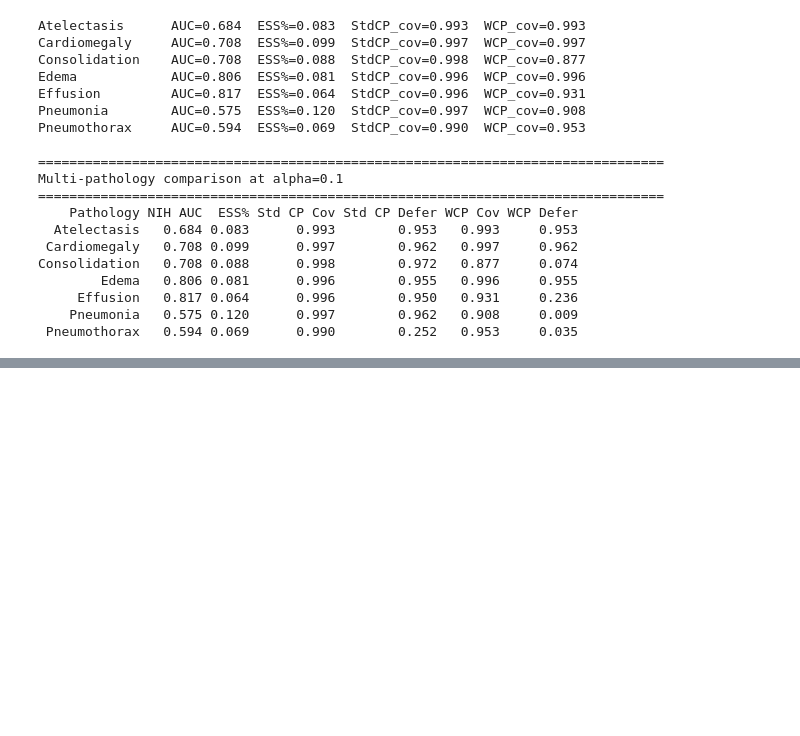
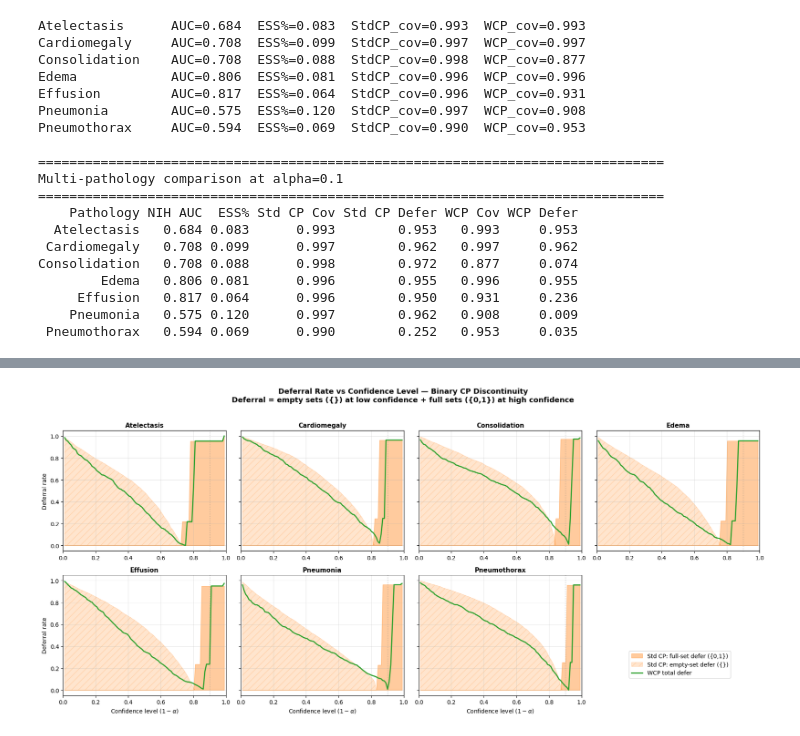
Before and after one commit to chihuangliu/wcp-l2d, a Jupyter notebook: notebooks/wcp_experiment.ipynb, the cells around one changed output, grey strips where cells are left out. Cells and saved outputs as stored; diff of their text form; code cells hidden in the pictures; blank space fills up the shorter version.

```diff
--- a/notebooks/wcp_experiment.ipynb
+++ b/notebooks/wcp_experiment.ipynb
@@ -514,0 +614,75 @@ Consolidation   0.708 0.088      0.998        0.972   0.877     0.074
+# %%
+confidence_levels = 1 - alphas_fine  # x-axis: 1 - alpha
+
+fig, axes = plt.subplots(2, 4, figsize=(18, 8), sharey=True)
+axes_flat = axes.flatten()
+
+for i, pathology in enumerate(COMMON_PATHOLOGIES):
+    ax = axes_flat[i]
+
+    # Standard CP: stacked empty + full deferral
+    ax.fill_between(
+        confidence_levels,
+        0,
+        std_cp_full[pathology],
+        color="#ff7f0e",
+        alpha=0.4,
+        label="Std CP: full-set defer ({0,1})",
+    )
+    ax.fill_between(
+        confidence_levels,
+        0,
+        std_cp_empty[pathology],
+        color="#ff7f0e",
+        alpha=0.2,
+        hatch="//",
+        label="Std CP: empty-set defer ({})",
+    )
+
+    # WCP: total deferral as line
+    wcp_total = wcp_empty[pathology] + wcp_full[pathology]
+    ax.plot(
+        confidence_levels,
+        wcp_total,
+        color="#2ca02c",
+        linewidth=2,
+        label="WCP total defer",
+    )
+
+    # Mark the typical operating point (1-alpha = 0.9)
+    ax.axvline(x=0.9, color="gray", linestyle=":", alpha=0.5, linewidth=1)
+
+    ax.set_title(pathology, fontsize=11, fontweight="bold")
+    ax.set_xlim(0, 1)
+    ax.set_ylim(-0.05, 1.05)
+    ax.grid(True, alpha=0.3)
+    if i >= 4:
+        ax.set_xlabel(r"Confidence level ($1 - \alpha$)")
+    if i % 4 == 0:
+        ax.set_ylabel("Deferral rate")
+
+axes_flat[7].set_visible(False)
+
+handles, labels = axes_flat[0].get_legend_handles_labels()
+fig.legend(handles, labels, loc="lower right", fontsize=10, bbox_to_anchor=(0.95, 0.12))
+
+fig.suptitle(
+    "Deferral Rate vs Confidence Level — Binary CP Discontinuity\n"
+    "Deferral = empty sets ({}) at low confidence + full sets ({0,1}) at high confidence",
+    fontsize=13,
+    fontweight="bold",
+    y=1.02,
+)
+plt.tight_layout()
+plt.show()
+
+print(
+    "Non-monotonicity explained: deferral is high at BOTH extremes.\n"
+    "  - Low confidence (left): q_hat too small -> empty prediction sets -> defer\n"
+    "  - High confidence (right): q_hat crosses ~1.1 -> full sets {0,1} -> defer\n"
+    "  - Singletons (keep) only exist in a narrow middle band\n"
+    "The sharp right-side jump is the binary CP bottleneck: deferral jumps\n"
+    "discontinuously from ~0% to ~95% at a single critical confidence level."
+)
+# %% [output]
+[figure, added]
```
Also changed, not shown: parts of 4 cells of this notebook.
